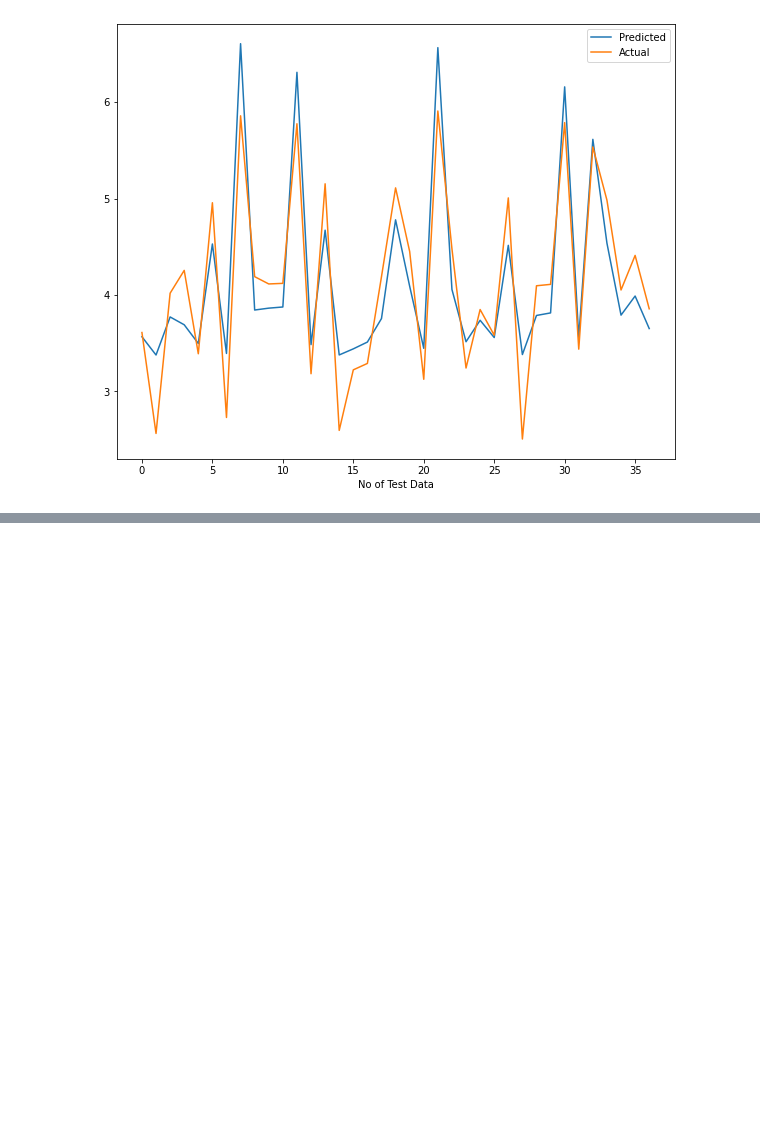
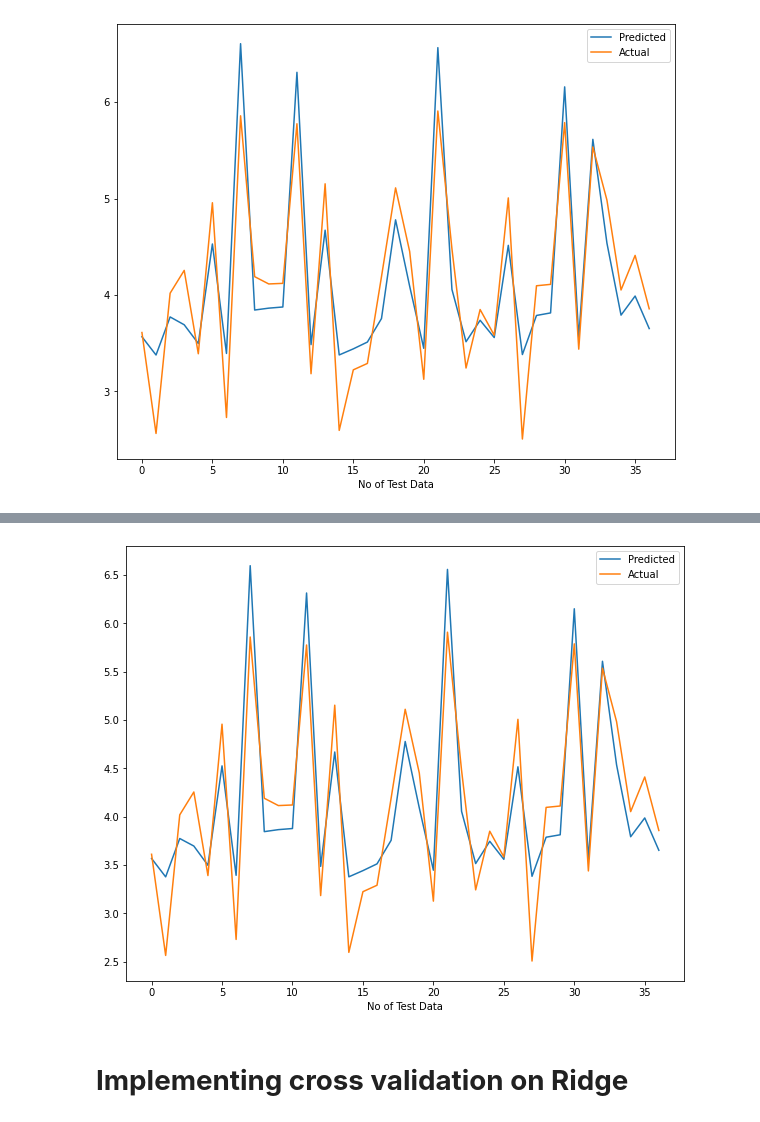
Before and after one commit to Shubhangidharmik/Yes-Bank-Stock-Closing-Prices, a Jupyter notebook: yes_bank_stock_closing_prices_prediction.ipynb, the cells around one changed output, grey strips where cells are left out. Cells and saved outputs as stored; diff of their text form; code cells hidden in the pictures; blank space fills up the shorter version.

```diff
--- a/yes_bank_stock_closing_prices_prediction.ipynb
+++ b/yes_bank_stock_closing_prices_prediction.ipynb
@@ -490,0 +527,11 @@ plt.show()
+# %%
+plt.figure(figsize=(10,8))
+plt.plot(y_pred_r)
+plt.plot(np.array(y_test))
+plt.legend(["Predicted","Actual"])
+plt.xlabel('No of Test Data')
+plt.show()
+# %% [output]
+[figure, added]
+# %% [markdown]
+# **Implementing cross validation on Ridge**
```
Also changed, not shown: parts of 13 cells of this notebook.
